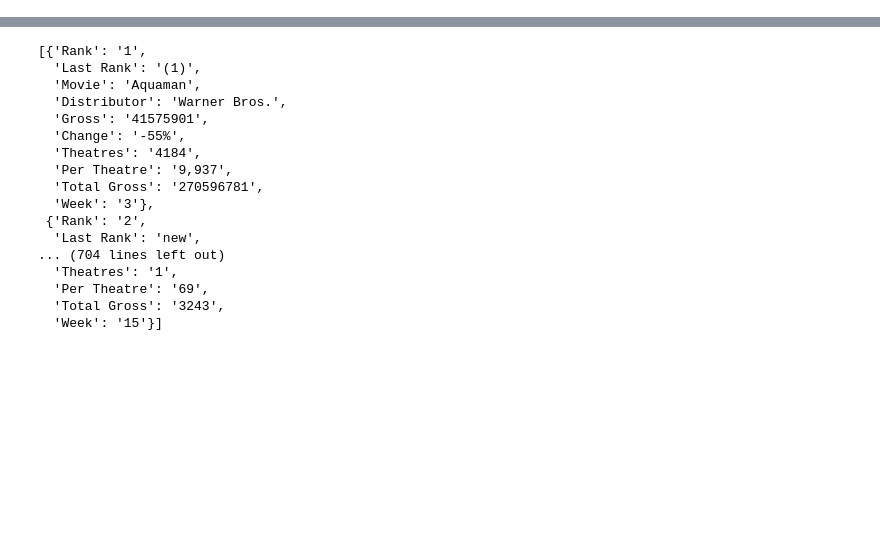
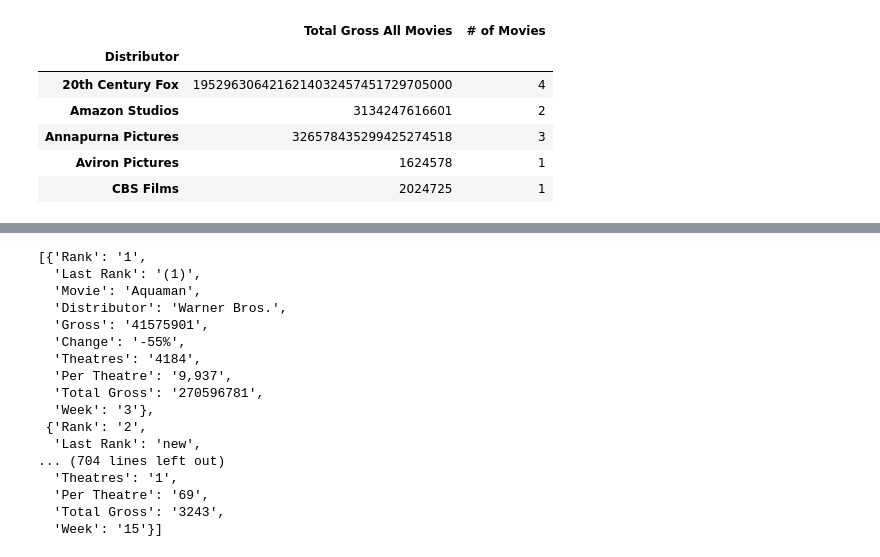
Before and after one commit to elsantonato/13-Project_2-Group_7, a Jupyter notebook: lisa_subfolder/The-Numbers_ETL_Lisa.ipynb, the cells around one changed output, grey strips where cells are left out. Saved outputs shown, nothing was run; the diff lists cells and outputs as text; code cells hidden in the pictures; blank space fills up the shorter version.

```diff
--- a/lisa_subfolder/The-Numbers_ETL_Lisa.ipynb
+++ b/lisa_subfolder/The-Numbers_ETL_Lisa.ipynb
@@ -95,0 +111,3 @@ new_df.head()
+# %%
+dist_gross_count = gross_df.groupby("Distributor").count()["Total Gross"]
+dist_gross_count.head()
@@ -95,0 +122,3 @@ new_df.head()
+# %%
+dist_gross_sum = gross_df.groupby("Distributor").sum()["Total Gross"]
+dist_gross_sum.head()
@@ -95,0 +138,16 @@ new_df.head()
+# %%
+# combine the data into a single dataset using pandas merge
+merged_df = pd.DataFrame(
+    data={"Total Gross All Movies": dist_gross_sum,
+          "# of Movies": dist_gross_count
+    }
+)
+merged_df.head()
+# %% [output]
+|  | Total Gross All Movies | # of Movies |
+| Distributor |  |  |
+| 20th Century Fox | 1952963064216214032457451729705000 | 4 |
+| Amazon Studios | 3134247616601 | 2 |
+| Annapurna Pictures | 326578435299425274518 | 3 |
+| Aviron Pictures | 1624578 | 1 |
+| CBS Films | 2024725 | 1 |
```
Also changed, not shown: parts of 10 cells of this notebook.
